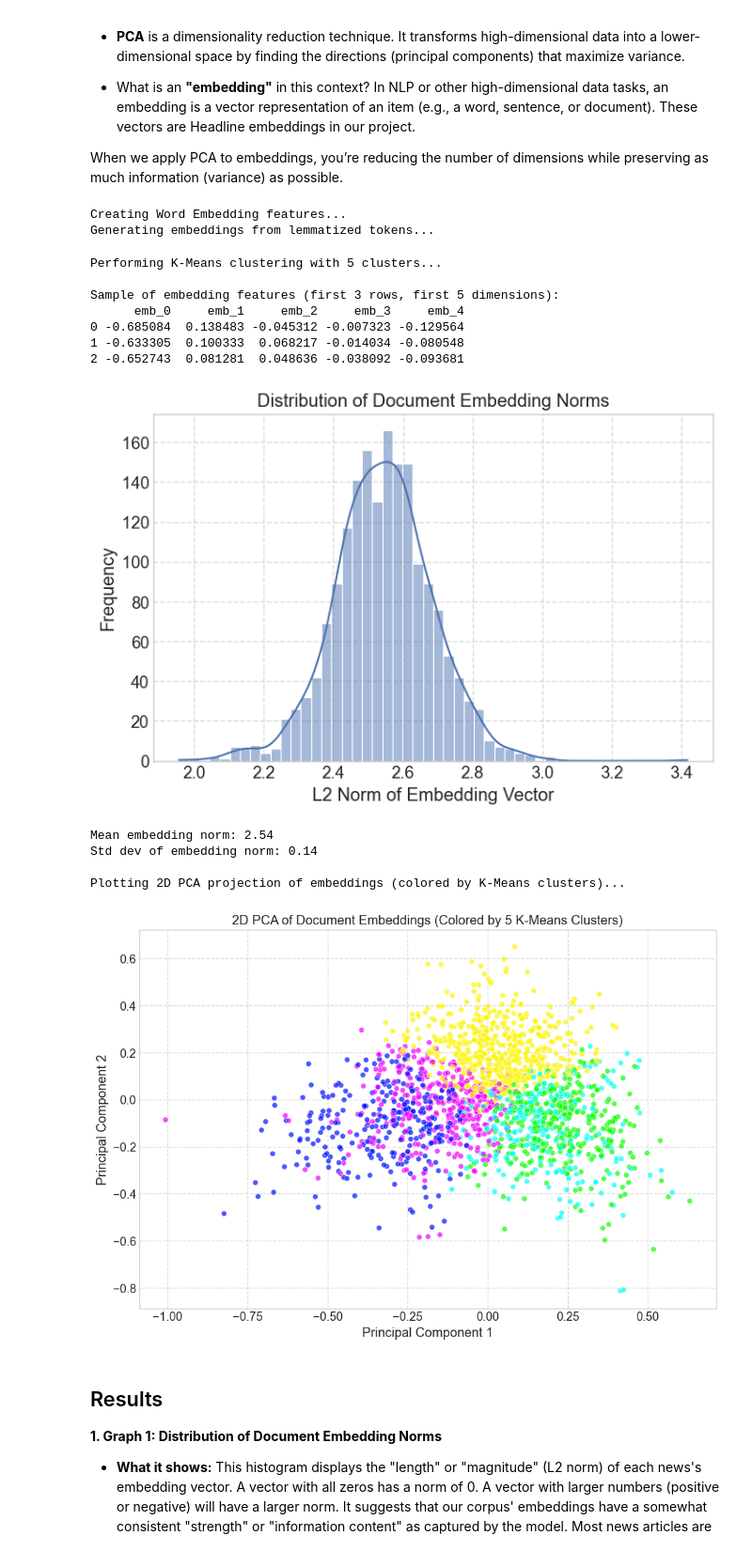
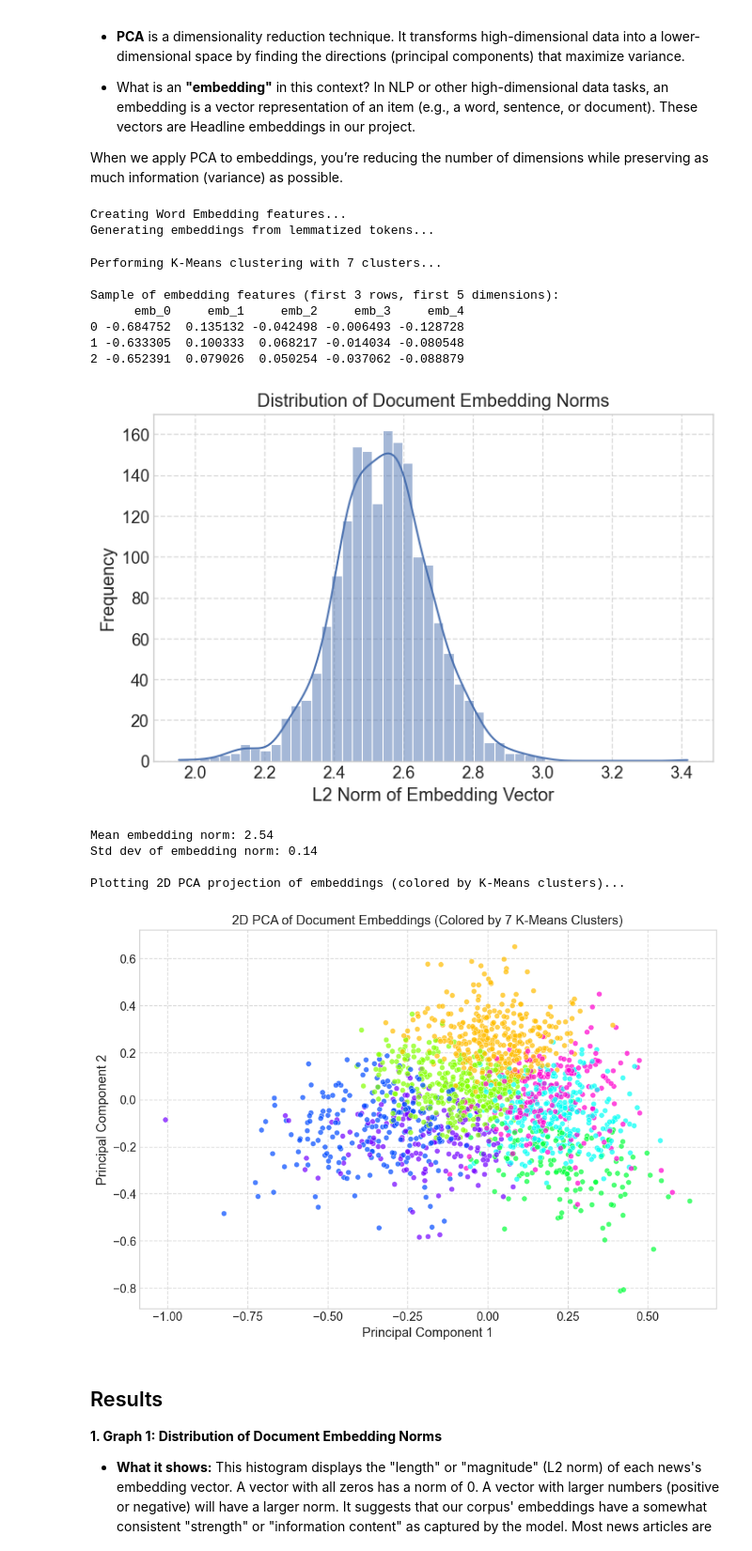
Before and after one commit to Rockhardey54/NLPNewsAnalyzer, a Jupyter notebook: headlines.ipynb, the cells around one changed output. Shown at 94% size. Cells and saved outputs as stored; diff of their text form; code cells hidden in the pictures.

```diff
--- a/headlines.ipynb
+++ b/headlines.ipynb
@@ -533,6 +533,12 @@ synonym_map = {
     'hong kong' : 'hong_kong',
     'hong' : 'hong_kong',
     'kong' : 'hong_kong',
+    'russian':'russia',
+    'chinese':'china',
+    'north':'korea',
+    'south':'korea',
+    'israeli':'israel',
+    'ukrainian':'ukraine',
 
     # Politicians
     'biden': 'joe_biden',
@@ -1891,7 +1896,7 @@ embeddings_df = pd.DataFrame(
 # You need to choose the number of clusters (categories) you want to create.
 # This is a bit of an art and might require experimentation.
 
-N_CLUSTERS = 5  # Try changing this number (e.g., 3, 7, 10)
+N_CLUSTERS = 7  # Try changing this number (e.g., 3, 7, 10)
 
 print(f"\nPerforming K-Means clustering with {N_CLUSTERS} clusters...")
 kmeans = KMeans(n_clusters=N_CLUSTERS, random_state=42, n_init='auto') # n_init='auto' is good practice
@@ -1938,38 +1943,38 @@ else:
     pca_df_with_clusters = pca_df.copy()
     pca_df_with_clusters['cluster'] = news_df['cluster_label']
 
     plt.figure(figsize=(10, 7)) # You might still want a decent figure size
     sns.scatterplot(
         x='PCA1', y='PCA2',
         hue='cluster',
         palette=sns.color_palette("hsv", n_colors=N_CLUSTERS),
         data=pca_df_with_clusters,
         legend=False,
         alpha=0.7
     )
     plt.title(f'2D PCA of Document Embeddings (Colored by {N_CLUSTERS} K-Means Clusters)')
     plt.xlabel('Principal Component 1')
     plt.ylabel('Principal Component 2')
     plt.grid(True, linestyle='--', alpha=0.7)
     plt.tight_layout() # Still good to have for general layout
     plt.savefig("pca_clusters_visualization.png", dpi=300, bbox_inches='tight')
     plt.show()
 # %% [output]
 Creating Word Embedding features...
 Generating embeddings from lemmatized tokens...
-Performing K-Means clustering with 5 clusters...
+Performing K-Means clustering with 7 clusters...
 
 Sample of embedding features (first 3 rows, first 5 dimensions):
       emb_0     emb_1     emb_2     emb_3     emb_4
-0 -0.685084  0.138483 -0.045312 -0.007323 -0.129564
+0 -0.684752  0.135132 -0.042498 -0.006493 -0.128728
 1 -0.633305  0.100333  0.068217 -0.014034 -0.080548
-2 -0.652743  0.081281  0.048636 -0.038092 -0.093681
+2 -0.652391  0.079026  0.050254 -0.037062 -0.088879
-[figure, old version]
+[figure, new version]
 Mean embedding norm: 2.54
 Std dev of embedding norm: 0.14
 
 Plotting 2D PCA projection of embeddings (colored by K-Means clusters)...
-[figure, old version]
+[figure, new version]
 # %% [markdown]
 ## Results
 
```
Also changed, not shown: parts of 15 cells of this notebook, 14 other files.
